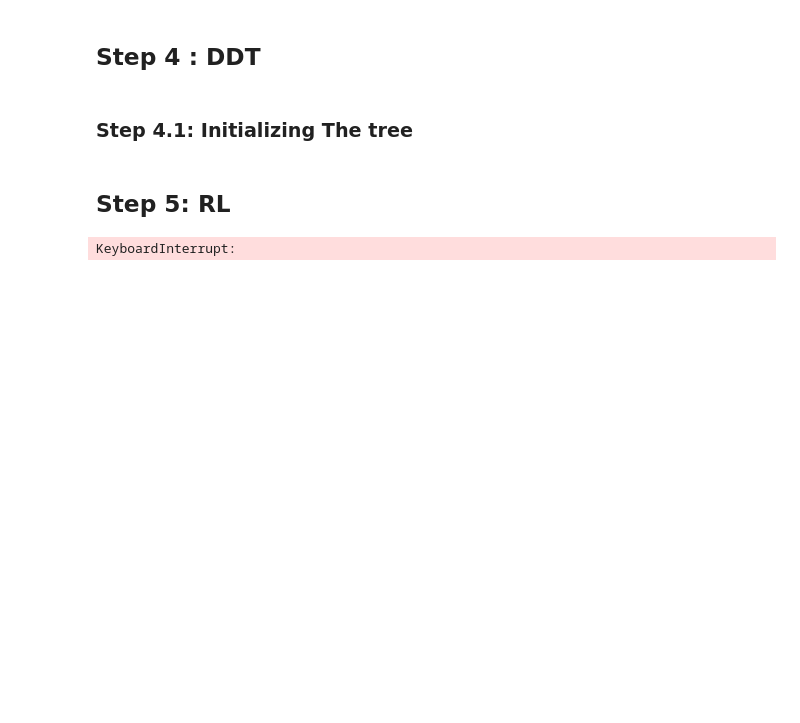
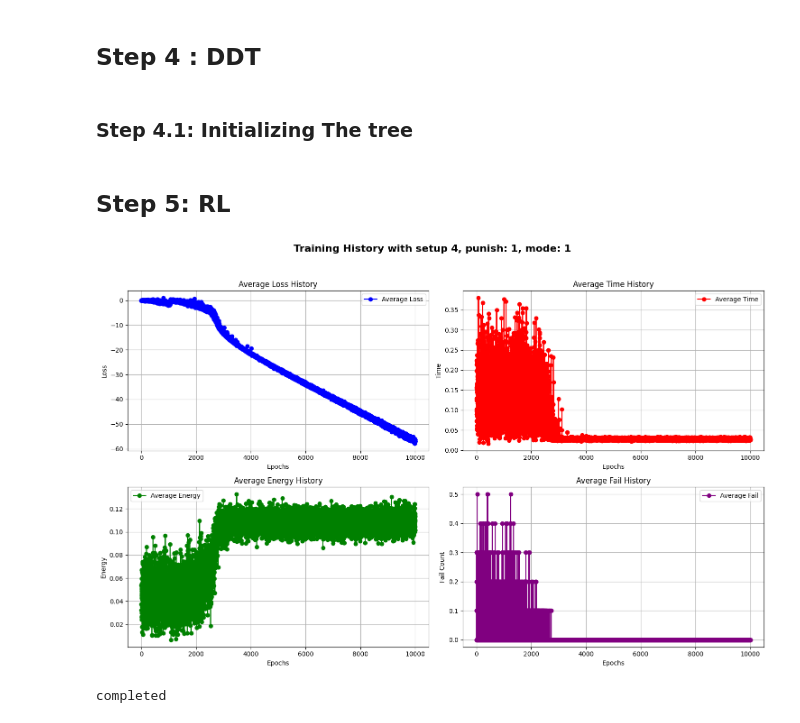
Before and after one commit to seyedAliHamedi/DTRL, a Jupyter notebook: main.ipynb, the cells around one changed output. Drawn from its saved outputs; the diff is of its cells as text; code cells hidden in the pictures; blank space fills up the shorter version.

```diff
--- a/main.ipynb
+++ b/main.ipynb
@@ -95,9 +91,6 @@ class DDT(nn.Module):
         if self.depth == self.max_depth:
             return self.prob_dist
         val = torch.sigmoid(self.alpha * (torch.matmul(x, self.weights.t()) + self.bias))
-        a = np.random.uniform(0, 1)
-        if a < 0.1:
-            val = 1 - val
         if val >= 0.5:
             return val * self.right(x)
         else:
@@ -290,7 +284,8 @@ class Environment:
         if not (taskFail or safeFail):
             for coreIndex in range(len(device["occupied_cores"])):
                 if device["occupied_cores"][coreIndex] == 0:
-                    total_t, total_e  = calc_total(device, state, coreIndex,np.random.randint(0,3))
+                    total_t, total_e  = calc_total(device, state, coreIndex,0)
+
                     reward = getSetup(total_t, total_e, self.rewardSetup, alpha=self.alpha, beta=self.beta)
                     return (reward,total_t,total_e,0,0)
 
@@ -442,36 +437,31 @@ class Environment:
 
         df.to_csv(dataFile, index=False)
 
-        plt.figure(figsize=(10, 5))
-        plt.plot([l for l in self.avg_loss_history], label='Average Loss')
-        plt.xlabel('Epochs')
-        plt.ylabel('Loss')
-        plt.title(f"Training Loss History with setup {self.rewardSetup}, punish: {self.punishSetup}, mode: {self.learning_mode}")
-        plt.legend()
-        plt.grid(True)
-        plt.show()
+        plot_histories(self.rewardSetup,self.punishSetup,self.learning_mode,self.avg_loss_history,self.avg_time_history,self.avg_energy_history,self.avg_fail_history[:, 0])
 # %%
 
 def train_test(n):
-    rpSetup_list = {1: [1]}
-    learningModes = [0, 1, 2]
+    reward_setups = [1,4]
+    punish_setups = [1]
+    learningModes = [1]
 
     for i in range(n):
-        for reward, punish_list in rpSetup_list.items():
-            for punish in punish_list:
+        for reward in reward_setups:
+            for punish in punish_setups:
                     for mode in learningModes:
                         taskList, tasks_copy = read_tasks()
                         env = Environment()
                         env.learning_mode = mode
                         env.rewardSetup = reward
                         env.punishSetup = punish
                         env.taskList = taskList
                         env.tasks_copy = tasks_copy
 
                         tree = env.agent
-                        env.train(100, 10)
+                        env.train(10001, 10)
 
 train_test(1)
 print("completed")
 # %% [output]
+[figure, added]
-KeyboardInterrupt:
+completed
```
Also changed, not shown: parts of 3 cells of this notebook, 1 other file.
